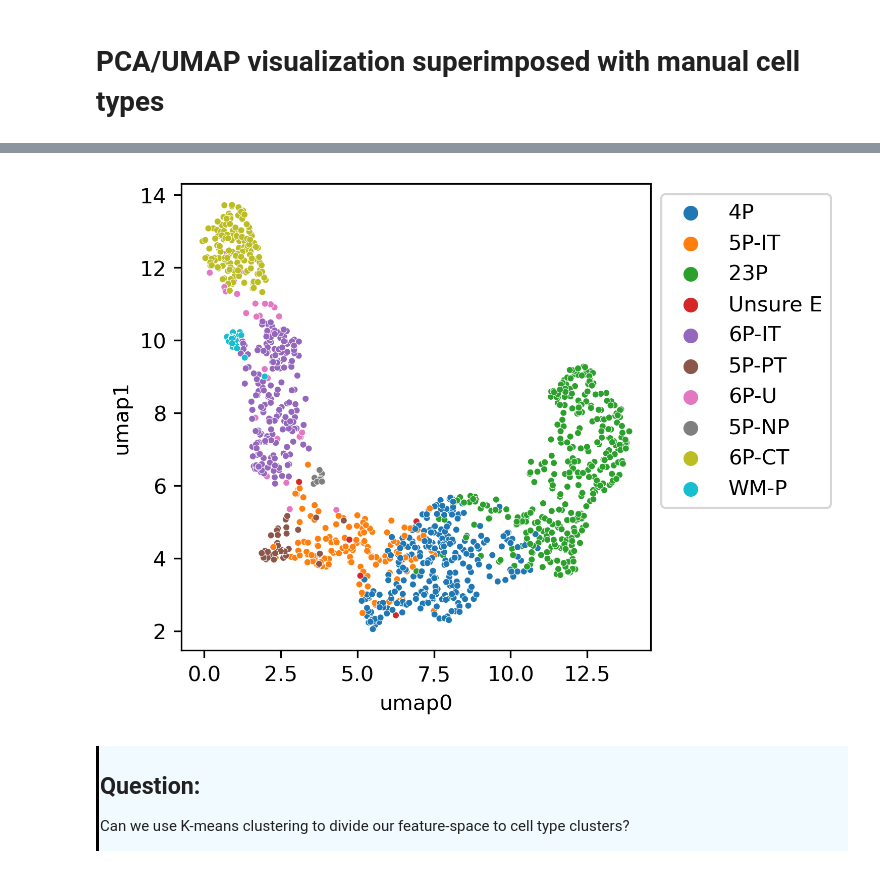
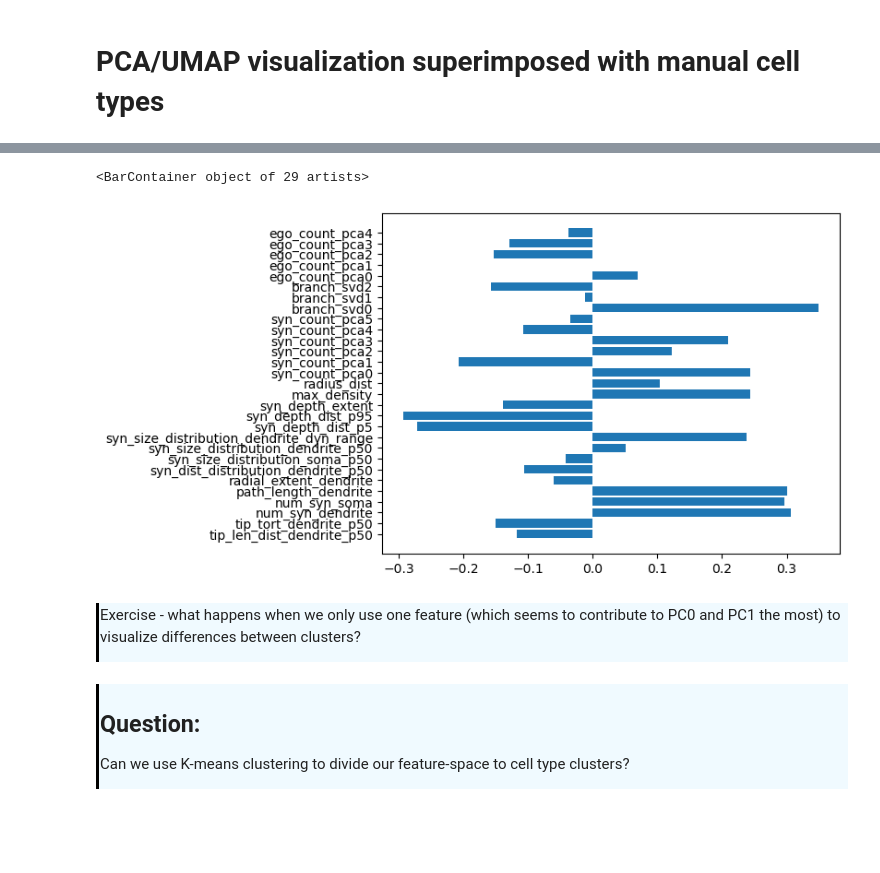
Before and after one commit to AllenInstitute/SWDB_CellTypeFunction, a Jupyter notebook: workshop1_AA/Day3_structuralDataClustering_combined.ipynb, the cells around one changed output, grey strips where cells are left out. Saved outputs shown, nothing was run; the diff lists cells and outputs as text; code cells hidden in the pictures; blank space fills up the shorter version.

```diff
--- a/workshop1_AA/Day3_structuralDataClustering_combined.ipynb
+++ b/workshop1_AA/Day3_structuralDataClustering_combined.ipynb
@@ -624,24 +576,0 @@ ax1.legend().set_bbox_to_anchor((1,1))
-# %%
-### UMAP BELOW
-fig, ax = plt.subplots(figsize=(4, 4), dpi=300)
-sns.scatterplot(
-    x="umap0",
-    y="umap1",
-    data=feat_df,
-    s=2,
-    alpha=0.2,
-    color='k',
-)
-
-sns.scatterplot(
-    x="umap0",
-    y="umap1",
-    data=feat_df.query('cell_type_manual != "Unsure I"'),
-    s=10,
-    hue="cell_type_manual",
-
-)
-
-ax.legend().set_bbox_to_anchor((1,1))
-# %% [output]
-[figure, removed]
@@ -651,3 +577,13 @@ ax.legend().set_bbox_to_anchor((1,1))
+# %%
+# visualize PC loadings
+fig,ax = plt.subplots()
+ax.barh(list(reduced_for_kmeans.columns), PCA_model.components_[0,:]) # visualize loadings PC0
+# %% [output]
+<BarContainer object of 29 artists>
+[figure, added]
+# %% [markdown]
+<div style="border-left: 3px solid #000; padding: 1px; padding-left: 10px; background: #F0FAFF; ">
+<p> Exercise - what happens when we only use one feature (which seems to contribute to PC0 and PC1 the most) to visualize differences between clusters?
 # %% [markdown]
 <div style="border-left: 3px solid #000; padding: 1px; padding-left: 10px; background: #F0FAFF; ">
 <h2> Question:  </h2>
```
Also changed, not shown: parts of 13 cells of this notebook.
